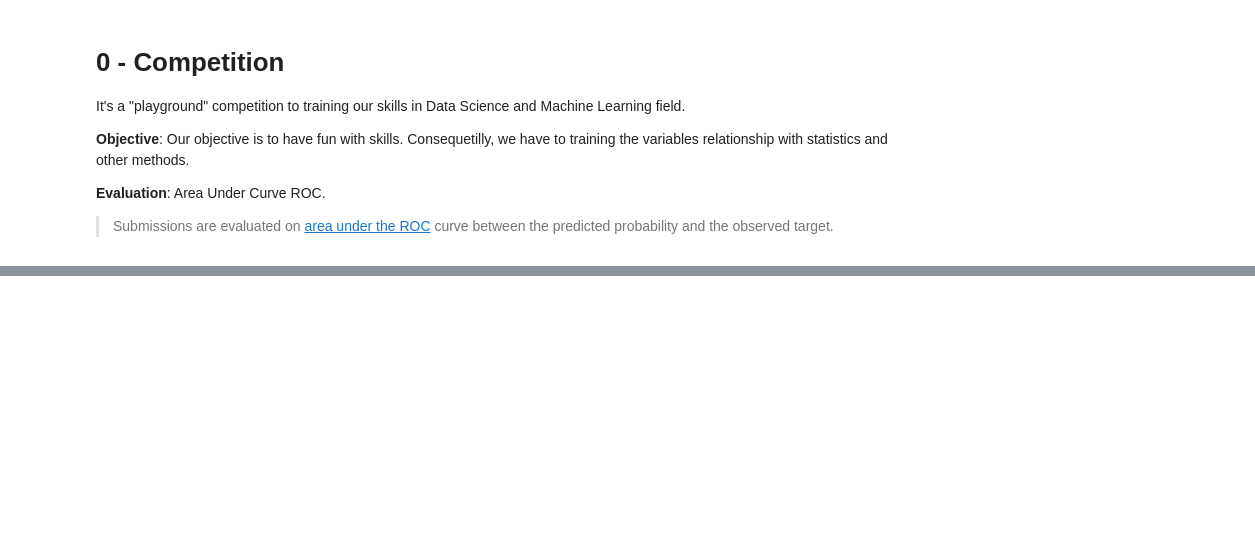
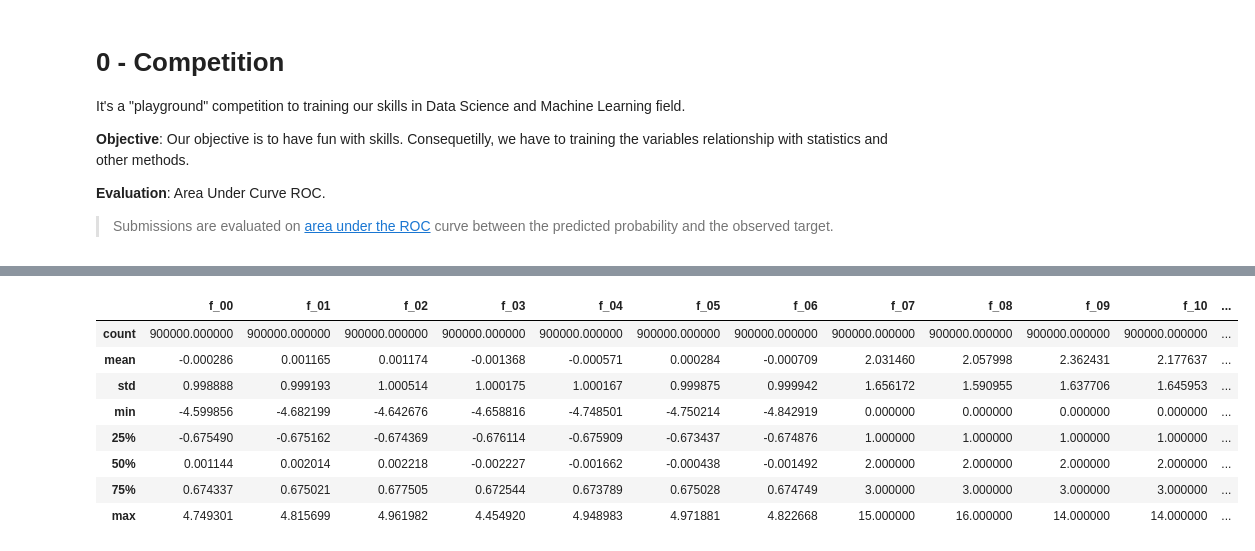
Before and after one commit to barbosarafael/kaggleCompetitions, a Jupyter notebook: firstnotebook-tabular-playground-series-may-2022.ipynb, the cells around one changed output, grey strips where cells are left out. Drawn from its saved outputs; the diff is of its cells as text; code cells hidden in the pictures; blank space fills up the shorter version.

```diff
--- a/firstnotebook-tabular-playground-series-may-2022.ipynb
+++ b/firstnotebook-tabular-playground-series-may-2022.ipynb
@@ -52,0 +101,12 @@ test
+# %%
+train.drop('id', axis = 1).describe()
+# %% [output]
+|  | f_00 | f_01 | f_02 | f_03 | f_04 | f_05 | f_06 | f_07 | f_08 | f_09 | f_10 | ... |
+| count | 900000.000000 | 900000.000000 | 900000.000000 | 900000.000000 | 900000.000000 | 900000.000000 | 900000.000000 | 900000.000000 | 900000.000000 | 900000.000000 | 900000.000000 | ... |
+| mean | -0.000286 | 0.001165 | 0.001174 | -0.001368 | -0.000571 | 0.000284 | -0.000709 | 2.031460 | 2.057998 | 2.362431 | 2.177637 | ... |
+| std | 0.998888 | 0.999193 | 1.000514 | 1.000175 | 1.000167 | 0.999875 | 0.999942 | 1.656172 | 1.590955 | 1.637706 | 1.645953 | ... |
+| min | -4.599856 | -4.682199 | -4.642676 | -4.658816 | -4.748501 | -4.750214 | -4.842919 | 0.000000 | 0.000000 | 0.000000 | 0.000000 | ... |
+| 25% | -0.675490 | -0.675162 | -0.674369 | -0.676114 | -0.675909 | -0.673437 | -0.674876 | 1.000000 | 1.000000 | 1.000000 | 1.000000 | ... |
+| 50% | 0.001144 | 0.002014 | 0.002218 | -0.002227 | -0.001662 | -0.000438 | -0.001492 | 2.000000 | 2.000000 | 2.000000 | 2.000000 | ... |
+| 75% | 0.674337 | 0.675021 | 0.677505 | 0.672544 | 0.673789 | 0.675028 | 0.674749 | 3.000000 | 3.000000 | 3.000000 | 3.000000 | ... |
+| max | 4.749301 | 4.815699 | 4.961982 | 4.454920 | 4.948983 | 4.971881 | 4.822668 | 15.000000 | 16.000000 | 14.000000 | 14.000000 | ... |
```
Also changed, not shown: parts of 22 cells of this notebook.
